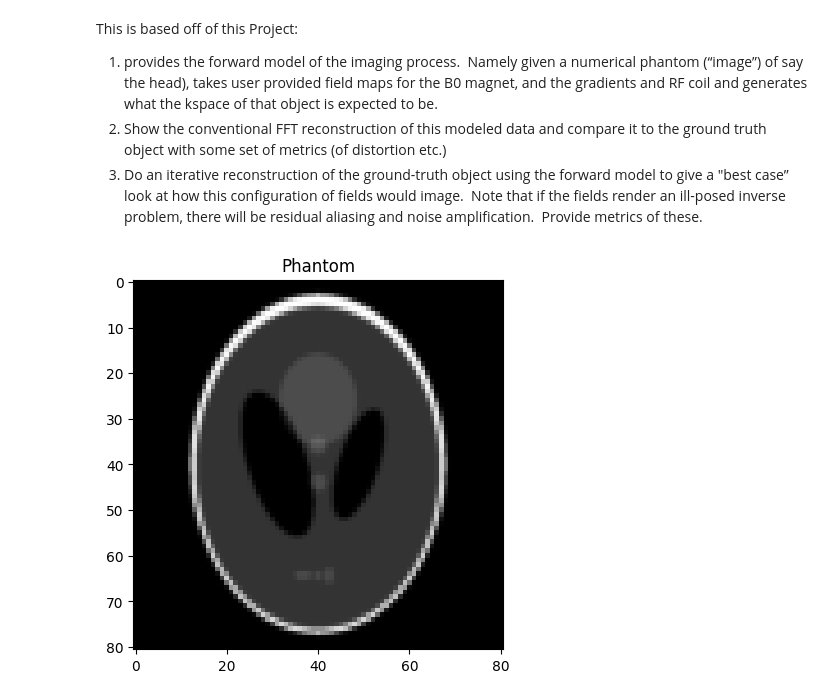
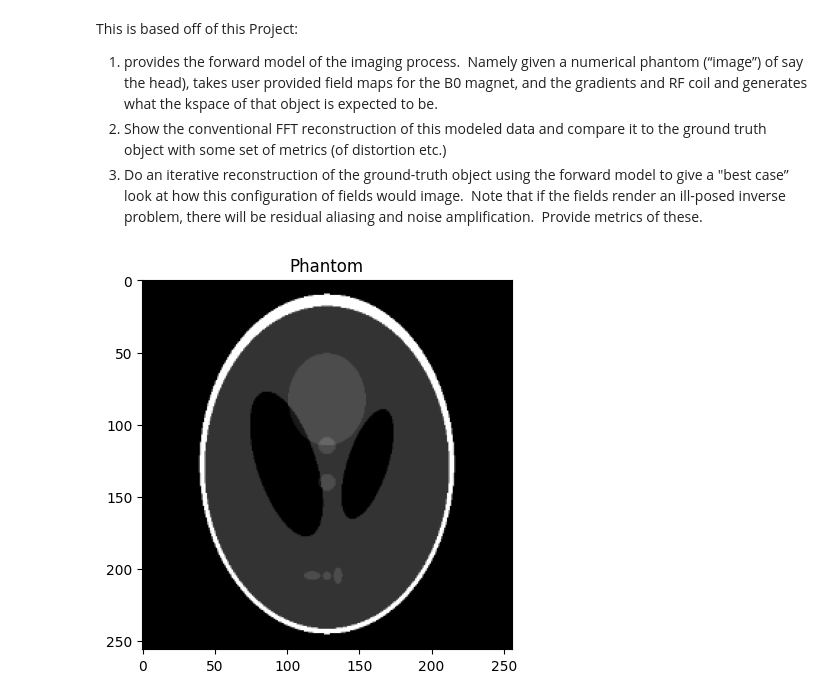
Before and after one commit to MaxStrey/Martinos_MR, a Jupyter notebook: Martinos_project/phantom_generation/phantom_6.ipynb, the cells around one changed output. Cells and saved outputs as stored; diff of their text form; code cells hidden in the pictures.

```diff
--- a/Martinos_project/phantom_generation/phantom_6.ipynb
+++ b/Martinos_project/phantom_generation/phantom_6.ipynb
@@ -13,41 +13,37 @@ from skimage.data import shepp_logan_phantom
 from skimage.transform import resize
 import pandas as pd
 
 # Re-generate and resize Shepp-Logan phantom
 phantom = shepp_logan_phantom()
-phantom = resize(phantom, (81, 81))
+phantom = resize(phantom, (256, 256))
 phantom = phantom * (1 + 1j)  # Make the phantom complex
 
 
-N_spins = 81  # Number of spins in the phantom
+N_spins = 256  # Number of spins in the phantom
 # # Phantom is a 2D delta function (single point in the center)
 # phantom = np.zeros((N_spins, N_spins), dtype=np.complex128)
 # phantom[N_spins//2, N_spins//2] = 1
 
 # Load the B0 field map from the csv file
 #B0_field_map = pd.read_csv('2Dslice.csv', header=None).values
 
 # # Plot the B0 field map
 # plt.imshow(np.abs(B0_field_map), cmap='gray')
 # plt.show()
 
 # Plot the phantom
 plt.title('Phantom')
 plt.imshow(np.abs(phantom), cmap='gray')
 plt.show()
 
 
-
-
-
-
 gamma = 42.58e6  # Gyromagnetic ratio for hydrogen in Hz/T
-g_mult = 6 # Gradient multiplication factor
+g_mult = 8 # Gradient multiplication factor
 Gx = 0.004755753 * g_mult  # Gradient strength in T/m
 Gy = 0.004755753 * g_mult # Gradient strength in T/m
 #B0 = 1.0  # B0 field in T
 # %% [output]
-[figure, old version]
+[figure, new version]
 # %%
 
 
```
Also changed, not shown: parts of 2 cells of this notebook.
